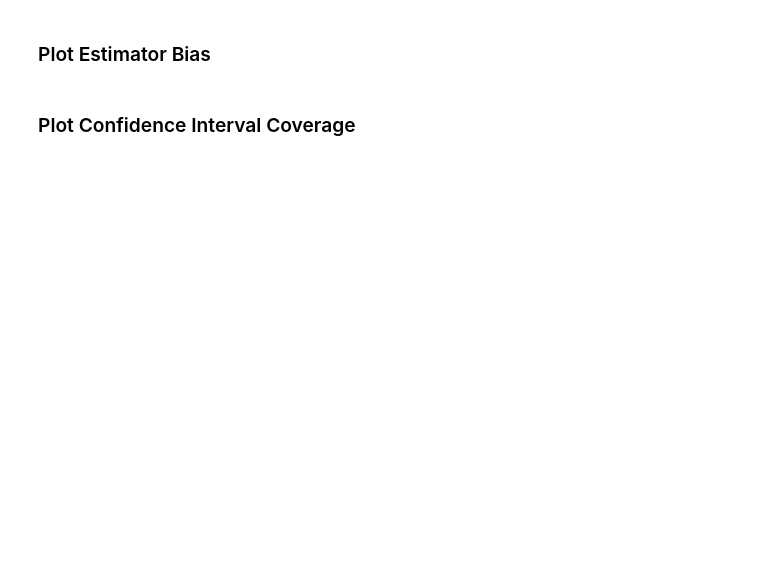
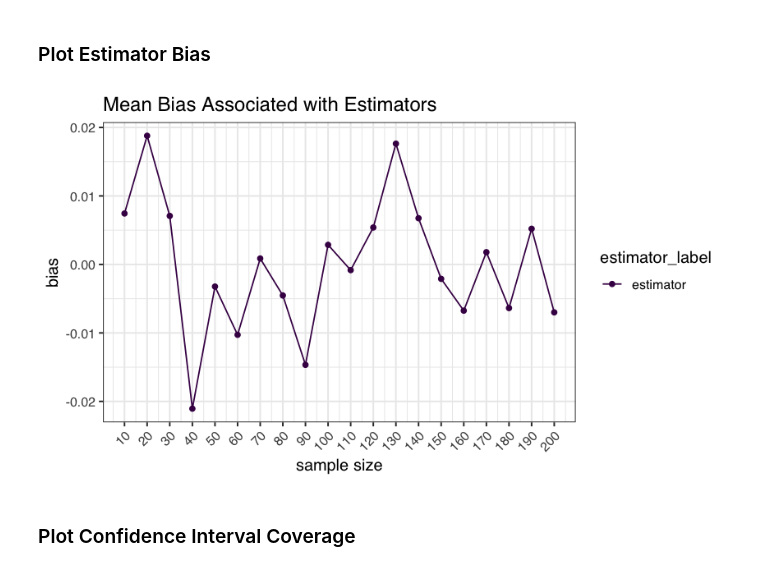
Before and after one commit to natematias/SOC412, a Jupyter notebook: lecture-code/Lecture 10 - Power Analysis.ipynb, the cells around one changed output. Drawn from its saved outputs; the diff is of its cells as text; code cells hidden in the pictures; blank space fills up the shorter version.

```diff
--- a/lecture-code/Lecture 10 - Power Analysis.ipynb
+++ b/lecture-code/Lecture 10 - Power Analysis.ipynb
@@ -48,7 +75,7 @@ The first step is to declare the population and potential outcomes:
 # %%
 design <-
     declare_population(
-        N = config.df$n.min
+        N = 100
     ) +
     declare_potential_outcomes(
         YA_Z_0 = rnorm(n=N, mean = config.df$y.mean.a, sd = config.df$y.sd.both),
@@ -117,18 +259,18 @@ min.diagnosis.power <- function(diagnosis){
 #' @param sims.count the number of simulations to carry out
 #' @param bootstrap.sims.count the number of bootstraps for estimating the simulation test statistics
 
-diagnose.experiment <- function(n.size, config.df, sims.count=500, bootstrap.sims.count=500){
+diagnose.experiment <- function(n.size, cdf, sims.count=500, bootstrap.sims.count=500){
 
-    declare_population(
+    design <- declare_population(
         N = n.size
     ) +
     declare_potential_outcomes(
-        YA_Z_0 = rnorm(n=N, mean = config.df$y.mean.a, sd = config.df$y.sd.both),
-        YA_Z_1 = rnorm(n=N, mean = config.df$y.mean.a + config.df$y.effect.b, sd = config.df$y.sd.both )
+        YA_Z_0 = rnorm(n=N, mean = cdf$y.mean.a, sd = cdf$y.sd.both),
+        YA_Z_1 = rnorm(n=N, mean = cdf$y.mean.a + cdf$y.effect.b, sd = cdf$y.sd.both )
     ) +
     declare_assignment(num_arms = 2,
                        conditions = (c("0", "1"))) +
-    declare_estimand(ate_YA_1_0 = effect.b) +
+    declare_estimand(ate_YA_1_0 = cdf$y.effect.b) +
     declare_reveal(outcome_variables = c("YA")) +
     declare_estimator(YA ~ Z, estimand="ate_YA_1_0")
 
@@ -234,15 +403,17 @@ ggplot(power.iterate.df, aes(n, power, color=estimator_label)) +
 # %%
 ggplot(power.iterate.df, aes(n, bias, color=estimator_label)) +
     ## CHART SUBSTANCE
     geom_line() +
-    geom_jitter(width=20, height=0) +
+    geom_point() +
     ## LABELS AND COSMETICS
     theme_bw(base_size = 12, base_family = "Helvetica") +
     theme(axis.text.x = element_text(angle=45, hjust = 1)) +
     scale_x_continuous(breaks = seq(config.df$n.min,config.df$n.max+10,interval)) +
     scale_color_viridis(discrete=TRUE) +
     xlab("sample size") +
     ggtitle("Mean Bias Associated with Estimators")
+# %% [output]
+[figure, added]
 # %% [markdown]
 ### Plot Confidence Interval Coverage
 # %%
```
Also changed, not shown: parts of 26 cells of this notebook.
